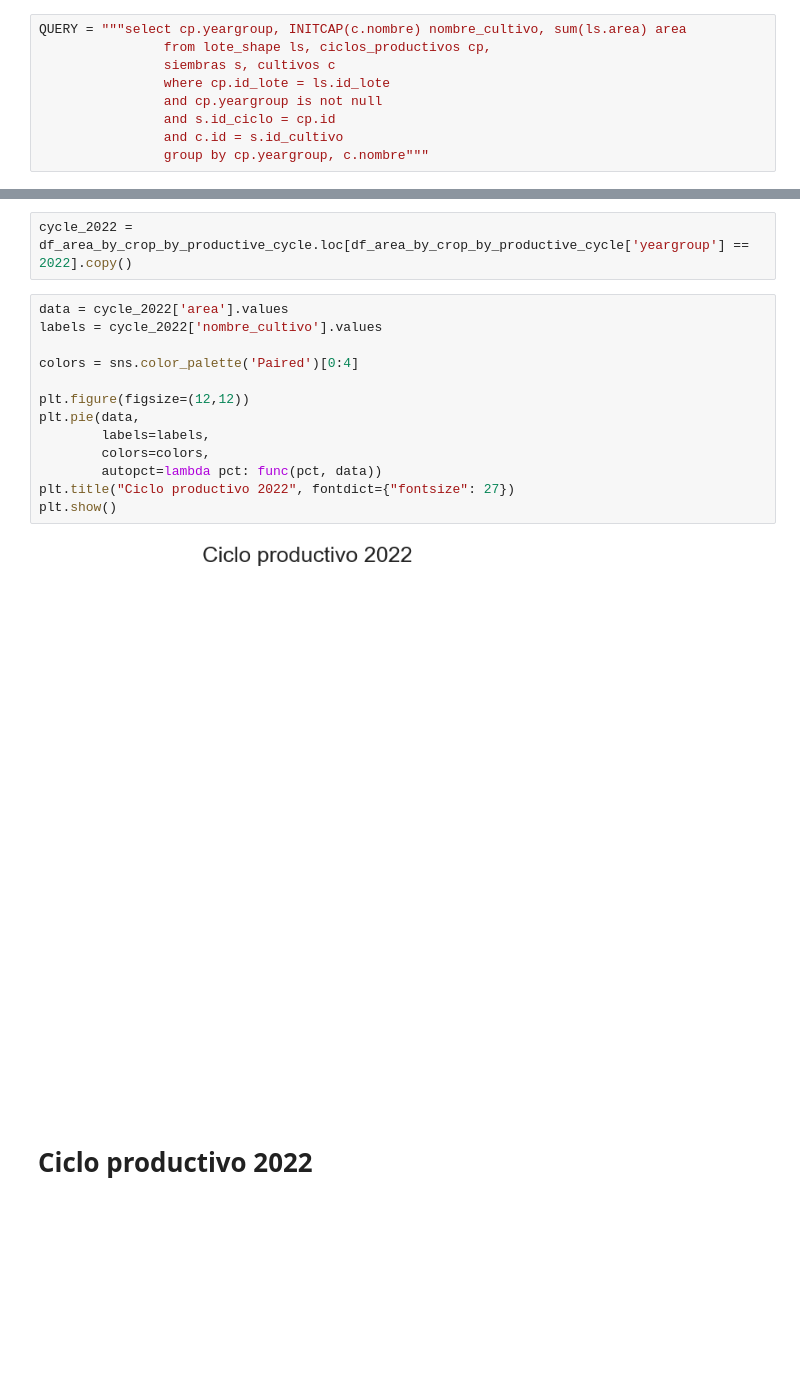
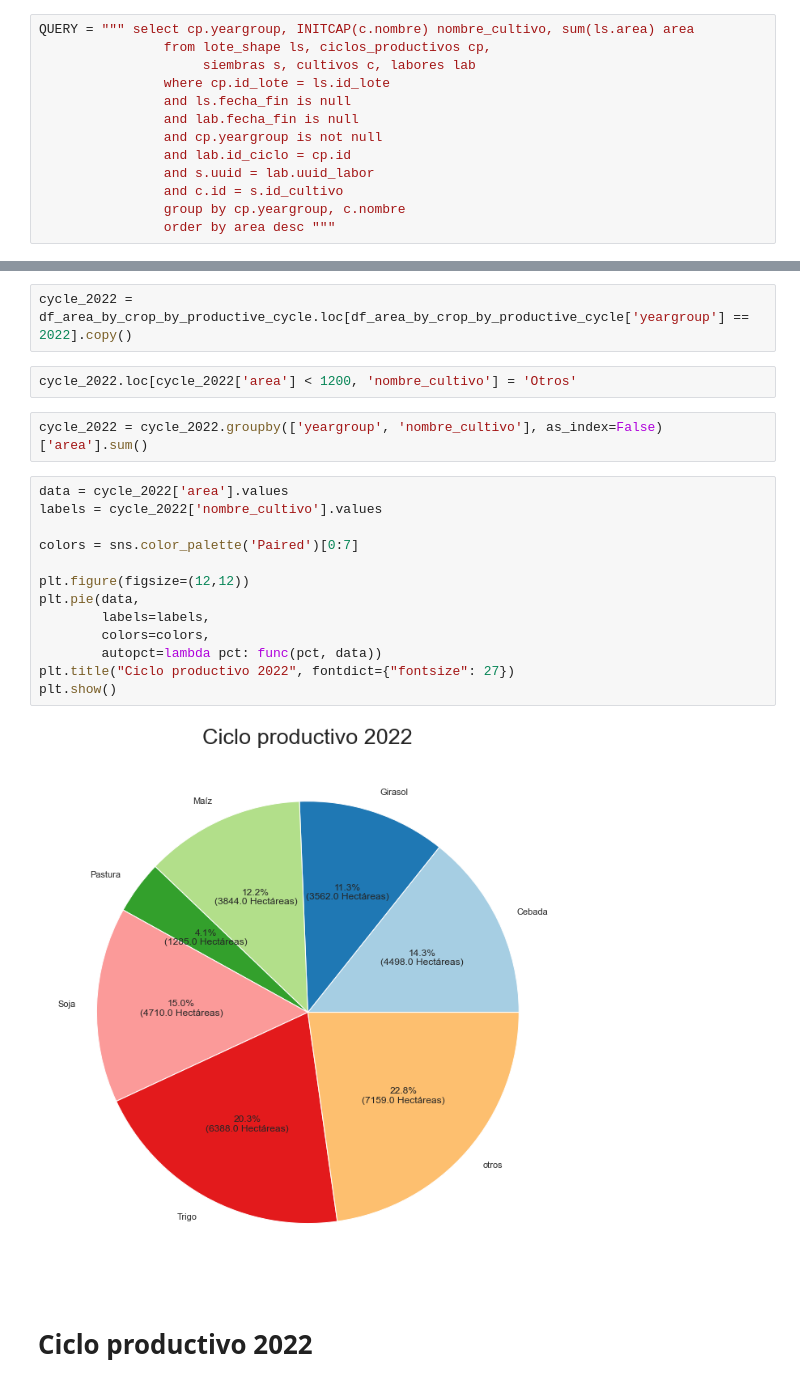
Before and after one commit to FranSPG/auravant-visualizations, a Jupyter notebook: visualization_yield_area_by_crop/visualization_yield_area_by_crop.ipynb, the cells around one changed output, grey strips where cells are left out. Drawn from its saved outputs; the diff is of its cells as text; blank space fills up the shorter version.

Commit message:
Add new visualizations

```diff
--- a/visualization_yield_area_by_crop/visualization_yield_area_by_crop.ipynb
+++ b/visualization_yield_area_by_crop/visualization_yield_area_by_crop.ipynb
@@ -24,14 +26,18 @@ SQLALCHEMY_DATABASE_URL = f'postgresql://{user_db}:{password_db}@10.0.7.159:5432
 # %%
 engine = create_engine(SQLALCHEMY_DATABASE_URL)
 # %%
-QUERY = """select cp.yeargroup, INITCAP(c.nombre) nombre_cultivo, sum(ls.area) area
+QUERY = """ select cp.yeargroup, INITCAP(c.nombre) nombre_cultivo, sum(ls.area) area
                 from lote_shape ls, ciclos_productivos cp,
-                siembras s, cultivos c
+                     siembras s, cultivos c, labores lab
                 where cp.id_lote = ls.id_lote
+                and ls.fecha_fin is null
+                and lab.fecha_fin is null
                 and cp.yeargroup is not null
-                and s.id_ciclo = cp.id
+                and lab.id_ciclo = cp.id
+                and s.uuid = lab.uuid_labor
                 and c.id = s.id_cultivo
-                group by cp.yeargroup, c.nombre"""
+                group by cp.yeargroup, c.nombre
+                order by area desc """
 # %%
 df_area_by_crop_by_productive_cycle = pd.read_sql(QUERY, engine)
 # %%
@@ -69,21 +64,25 @@ df_supplies_2022.loc[df_supplies_2022['dosis'] > 10].sort_values('dosis', asce
 ## Area sembrada por cultivo
 # %%
 cycle_2022 = df_area_by_crop_by_productive_cycle.loc[df_area_by_crop_by_productive_cycle['yeargroup'] == 2022].copy()
+# %%
+cycle_2022.loc[cycle_2022['area'] < 1200, 'nombre_cultivo'] = 'Otros'
+# %%
+cycle_2022 = cycle_2022.groupby(['yeargroup', 'nombre_cultivo'], as_index=False)['area'].sum()
 # %%
 data = cycle_2022['area'].values
 labels = cycle_2022['nombre_cultivo'].values
 
-colors = sns.color_palette('Paired')[0:4]
+colors = sns.color_palette('Paired')[0:7]
 
 plt.figure(figsize=(12,12))
 plt.pie(data,
         labels=labels,
         colors=colors,
         autopct=lambda pct: func(pct, data))
 plt.title("Ciclo productivo 2022", fontdict={"fontsize": 27})
 plt.show()
 # %% [output]
-[figure, old version]
+[figure, new version]
 # %% [markdown]
 # Ciclo productivo 2022
 # %%
```
Also changed, not shown: parts of 17 cells of this notebook.
